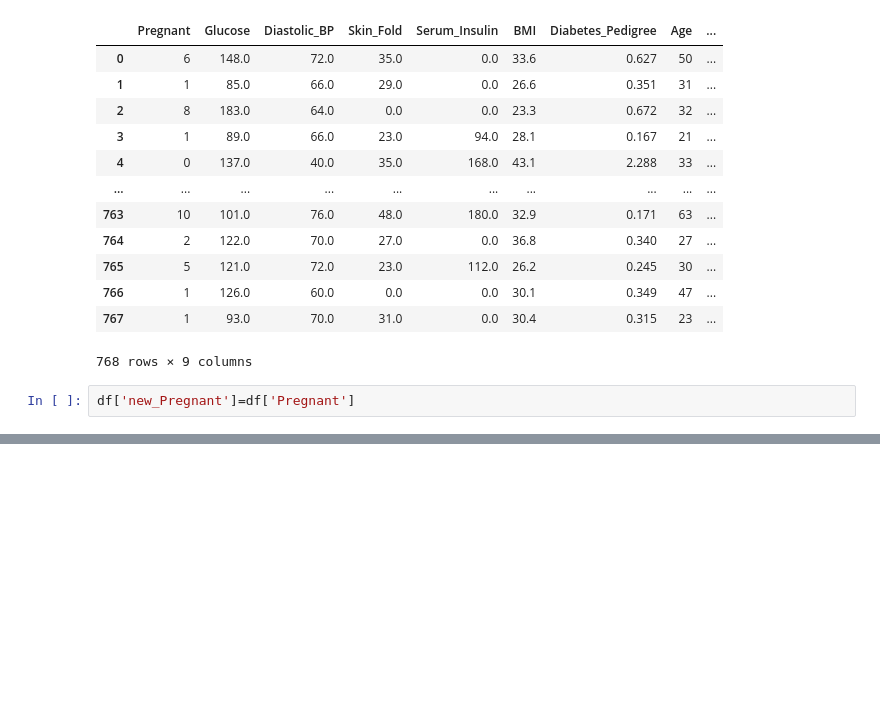
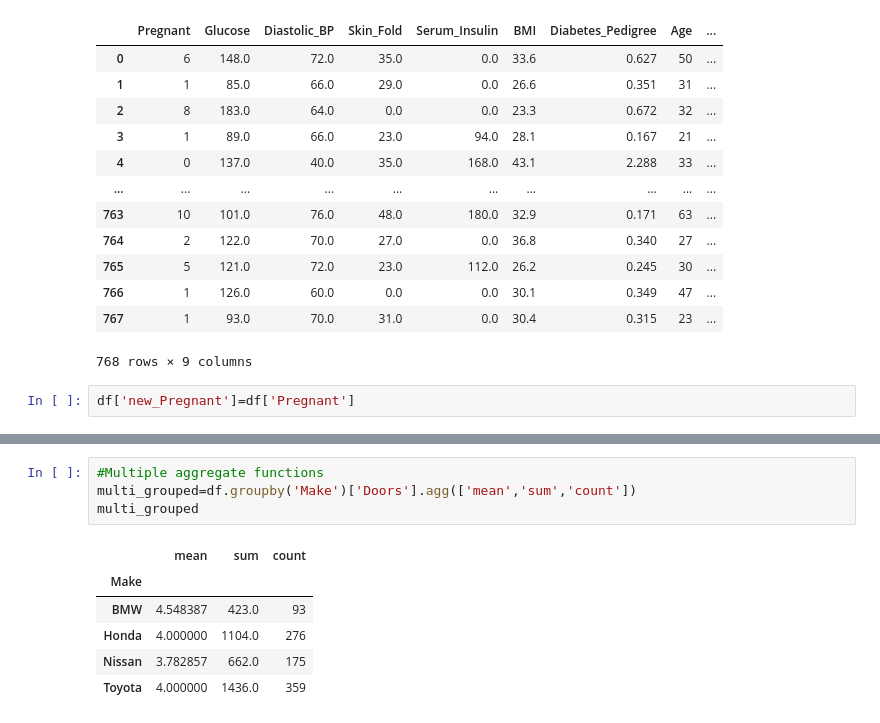
Before and after one commit to bhoomikaaa20/Data-Science, a Jupyter notebook: numpy_and_pandas.ipynb, the cells around one changed output, grey strips where cells are left out. Drawn from its saved outputs; the diff is of its cells as text; blank space fills up the shorter version.

```diff
--- a/numpy_and_pandas.ipynb
+++ b/numpy_and_pandas.ipynb
@@ -122,0 +271,11 @@ df
+# %%
+#Multiple aggregate functions
+multi_grouped=df.groupby('Make')['Doors'].agg(['mean','sum','count'])
+multi_grouped
+# %% [output]
+|  | mean | sum | count |
+| Make |  |  |  |
+| BMW | 4.548387 | 423.0 | 93 |
+| Honda | 4.000000 | 1104.0 | 276 |
+| Nissan | 3.782857 | 662.0 | 175 |
+| Toyota | 4.000000 | 1436.0 | 359 |
```
Also changed, not shown: parts of 18 cells of this notebook, 4 other files.
